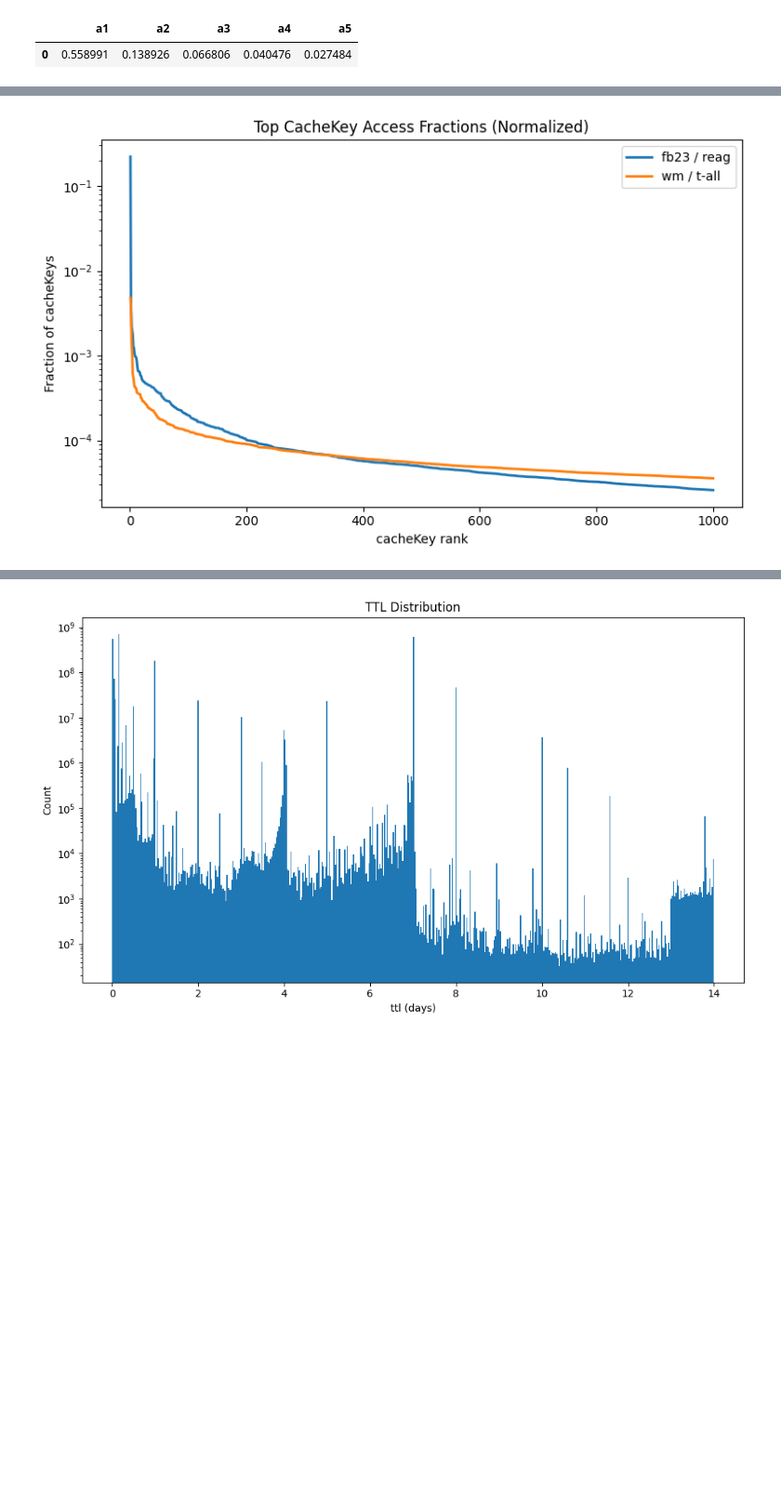
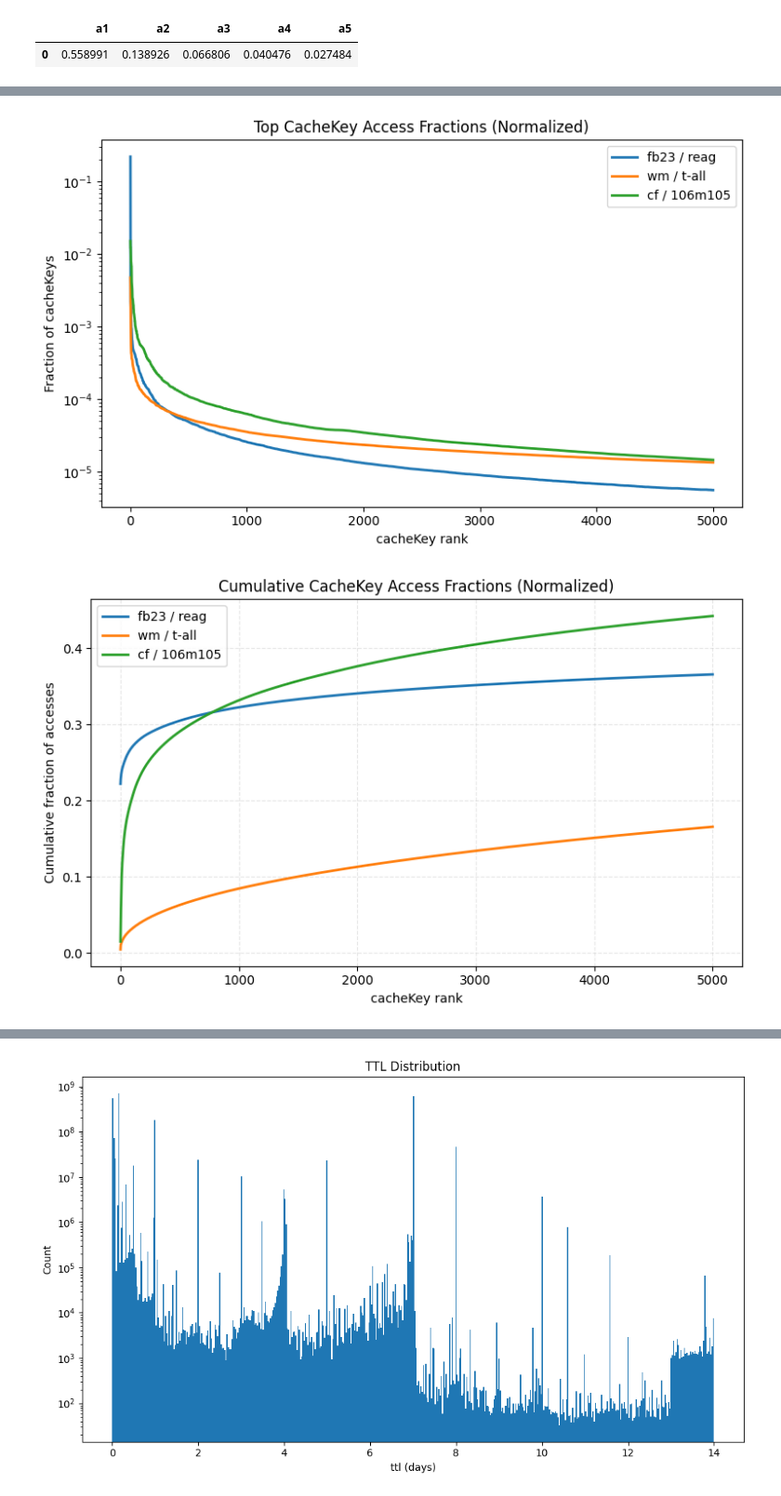
Before and after one commit to IsaacKhor/speculative_revalidation, a Jupyter notebook: analysis/tracecomp.ipynb, the cells around one changed output, grey strips where cells are left out. Shown: that part at 93% size. Drawn from its saved outputs; the diff is of its cells as text; code cells hidden in the pictures; blank space fills up the shorter version.

```diff
--- a/analysis/tracecomp.ipynb
+++ b/analysis/tracecomp.ipynb
@@ -77,7 +94,7 @@ select count(cacheKey) as cnt, count(cacheKey) / 50114842 as frac
 from '../traces/fb23/reag.parquet'
 group by cacheKey
 order by cnt desc
-limit 1000
+limit 5000
   ''')
 reag_access_counts
 # %% [output]
@@ -96,0 +114,10 @@ reag_access_counts
+# %%
+cf_access_counts = q('''
+select count(key) as cnt, count(key) / 611934154 as frac
+from "../traces/cf/**/*.parquet"
+where server = '106m105'
+group by key
+order by cnt desc
+limit 5000
+  ''')
+cf_access_counts
@@ -100,7 +141,7 @@ select count(key) as cnt, count(key) / 197819321 as frac
 from '../traces/wm/t-all.parquet'
 group by key
 order by cnt desc
-limit 1000
+limit 5000
   ''')
 wm_access_counts
 # %% [output]
@@ -120,17 +161,36 @@ wm_access_counts
 # %%
-ranks_reag = np.arange(1, len(reag_access_counts) + 1)
-ranks_wm = np.arange(1, len(wm_access_counts) + 1)
+show = 5000
+
+ranks_reag = np.arange(1, len(reag_access_counts) + 1)[:show]
+ranks_wm = np.arange(1, len(wm_access_counts) + 1)[:show]
+ranks_cf = np.arange(1, len(cf_access_counts) + 1)[:show]
 fig, ax = plt.subplots(figsize=(8, 5))
-ax.plot(ranks_reag, reag_access_counts['frac'], label='fb23 / reag', linewidth=2)
-ax.plot(ranks_wm, wm_access_counts['frac'], label='wm / t-all', linewidth=2)
+ax.plot(ranks_reag, reag_access_counts['frac'][:show], label='fb23 / reag', linewidth=2)
+ax.plot(ranks_wm, wm_access_counts['frac'][:show], label='wm / t-all', linewidth=2)
+ax.plot(ranks_cf, cf_access_counts['frac'][:show], label='cf / 106m105', linewidth=2)
 ax.set_xlabel('cacheKey rank')
 ax.set_ylabel('Fraction of cacheKeys')
 ax.set_title('Top CacheKey Access Fractions (Normalized)')
 ax.set_yscale('log')
 ax.legend()
 plt.tight_layout()
+
+cum_reag = np.cumsum(reag_access_counts['frac'].to_numpy())
+cum_wm = np.cumsum(wm_access_counts['frac'].to_numpy())
+cum_cf = np.cumsum(cf_access_counts['frac'].to_numpy())
+fig, ax = plt.subplots(figsize=(8, 5))
+ax.plot(ranks_reag, cum_reag[:show], label='fb23 / reag', linewidth=2)
+ax.plot(ranks_wm, cum_wm[:show], label='wm / t-all', linewidth=2)
+ax.plot(ranks_cf, cum_cf[:show], label='cf / 106m105', linewidth=2)
+ax.set_xlabel('cacheKey rank')
+ax.set_ylabel('Cumulative fraction of accesses')
+ax.set_title('Cumulative CacheKey Access Fractions (Normalized)')
+ax.legend()
+ax.grid(True, linestyle='--', alpha=0.3)
+plt.tight_layout()
 # %% [output]
-[figure, old version]
+[figure, new version]
+[figure, added]
 # %%
 df = q('''
 select ttl / 24 / 3600 as ttl, count(*) as cnt
```
Also changed, not shown: parts of 8 cells of this notebook, 13 other files.
